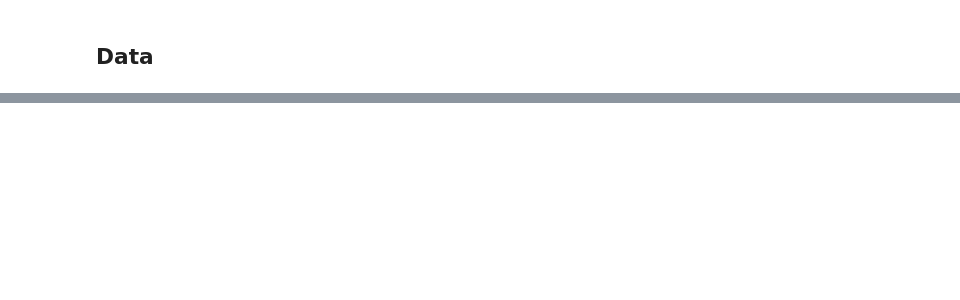
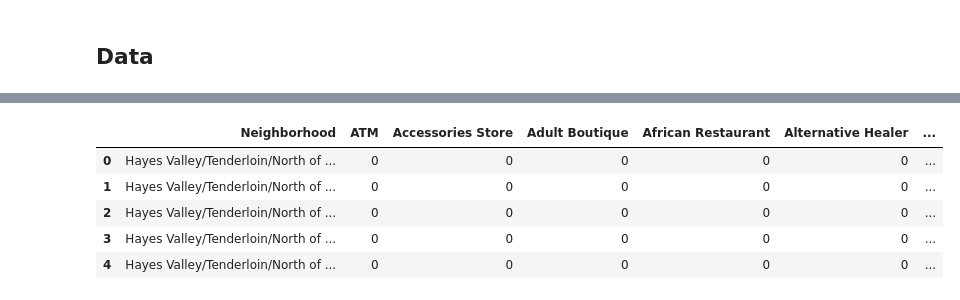
Before and after one commit to taararangan/Coursera_Capstone, a Jupyter notebook: Battle of the Neighborhoods - Dog Breeders.ipynb, the cells around one changed output, grey strips where cells are left out. Drawn from its saved outputs; the diff is of its cells as text; code cells hidden in the pictures; blank space fills up the shorter version.

```diff
--- a/Battle of the Neighborhoods - Dog Breeders.ipynb
+++ b/Battle of the Neighborhoods - Dog Breeders.ipynb
@@ -50,0 +91,3 @@ Finally, we will use Folium to generate a map of the Santa Ana area that notes s
+# %%
+SF_data = pd.merge(SF_zip, CA_zip, on = 'Zip Code')
+SF_data.head()
@@ -50,0 +139,19 @@ Finally, we will use Folium to generate a map of the Santa Ana area that notes s
+# %%
+# create map of SF using latitude and longitude values
+SF_map = folium.Map(location=[latitude, longitude], zoom_start=12)
+
+# add markers to map
+for lat, lng, neighborhood in zip(SF_data['Latitude'], SF_data['Longitude'], SF_data['Neighborhood']):
+    label = '{}'.format(neighborhood)
+    label = folium.Popup(label, parse_html=True)
+    folium.CircleMarker(
+        [lat, lng],
+        radius=7,
+        popup=label,
+        color='orange',
+        fill=True,
+        fill_color='gold',
+        fill_opacity=0.7,
+        parse_html=False).add_to(SF_map)
+
+SF_map
@@ -50,0 +238,19 @@ Finally, we will use Folium to generate a map of the Santa Ana area that notes s
+# %%
+# one hot encoding
+SF_onehot = pd.get_dummies(SF_venues[['Venue Category']], prefix="", prefix_sep="")
+
+# add neighborhood column back to dataframe
+SF_onehot['Neighborhood'] = SF_venues['Neighborhood']
+
+# move neighborhood column to the first column
+fixed_columns = [SF_onehot.columns[-1]] + list(SF_onehot.columns[:-1])
+SF_onehot = SF_onehot[fixed_columns]
+
+SF_onehot.head()
+# %% [output]
+|  | Neighborhood | ATM | Accessories Store | Adult Boutique | African Restaurant | Alternative Healer | ... |
+| 0 | Hayes Valley/Tenderloin/North of ... | 0 | 0 | 0 | 0 | 0 | ... |
+| 1 | Hayes Valley/Tenderloin/North of ... | 0 | 0 | 0 | 0 | 0 | ... |
+| 2 | Hayes Valley/Tenderloin/North of ... | 0 | 0 | 0 | 0 | 0 | ... |
+| 3 | Hayes Valley/Tenderloin/North of ... | 0 | 0 | 0 | 0 | 0 | ... |
+| 4 | Hayes Valley/Tenderloin/North of ... | 0 | 0 | 0 | 0 | 0 | ... |
```
Also changed, not shown: parts of 71 cells of this notebook.
